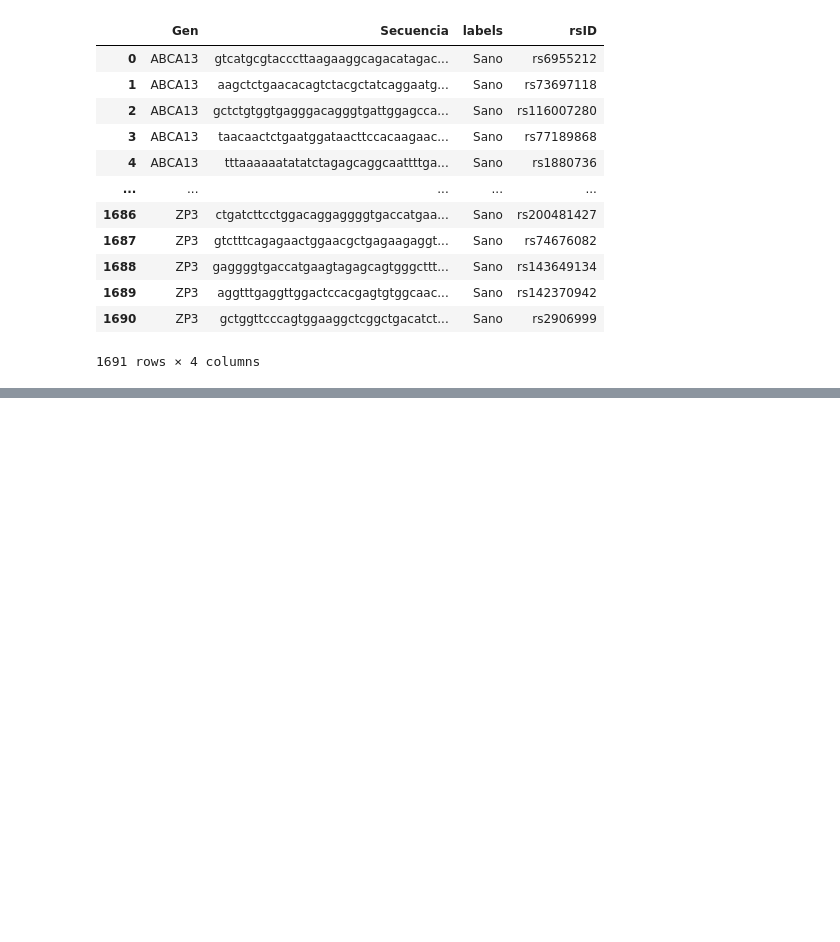
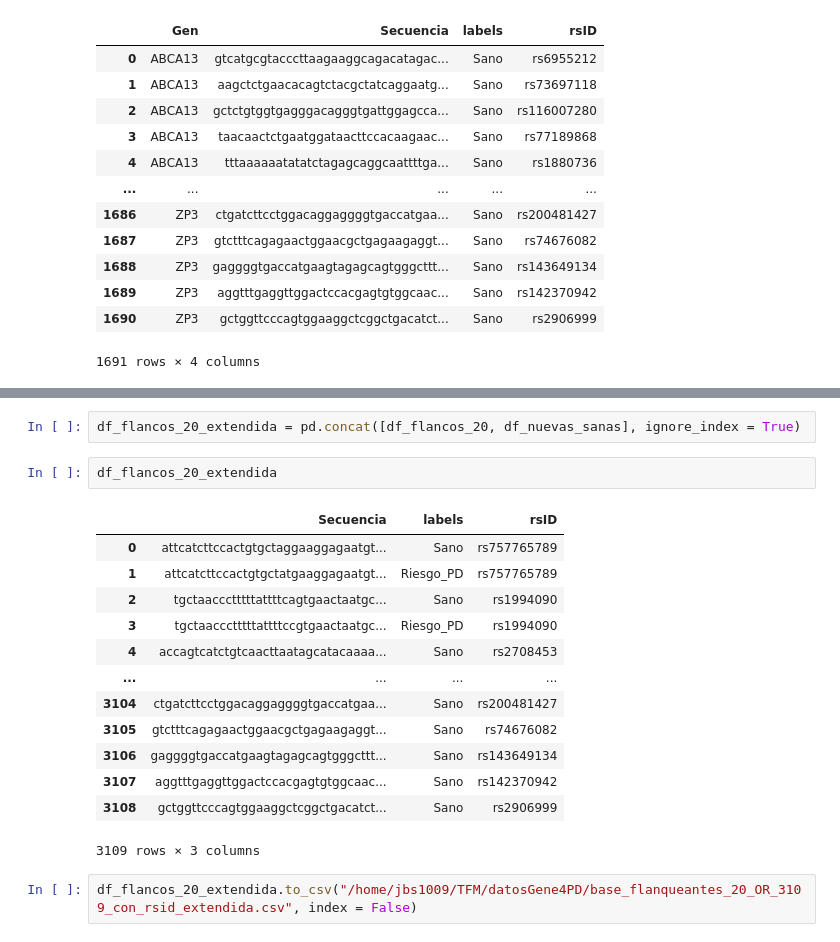
Before and after one commit to jbs1009/TFM_Jorge_Bermejo_Sacristan, a Jupyter notebook: Secuencias_ClinVar.ipynb, the cells around one changed output, grey strips where cells are left out. Drawn from its saved outputs; the diff is of its cells as text; blank space fills up the shorter version.

```diff
--- a/Secuencias_ClinVar.ipynb
+++ b/Secuencias_ClinVar.ipynb
@@ -164,0 +203,20 @@ df_nuevas_sanas
+# %%
+df_flancos_20_extendida = pd.concat([df_flancos_20, df_nuevas_sanas], ignore_index = True)
+# %%
+df_flancos_20_extendida
+# %% [output]
+|  | Secuencia | labels | rsID |
+| 0 | attcatcttccactgtgctaggaaggagaatgt... | Sano | rs757765789 |
+| 1 | attcatcttccactgtgctatgaaggagaatgt... | Riesgo_PD | rs757765789 |
+| 2 | tgctaaccctttttattttcagtgaactaatgc... | Sano | rs1994090 |
+| 3 | tgctaaccctttttattttccgtgaactaatgc... | Riesgo_PD | rs1994090 |
+| 4 | accagtcatctgtcaacttaatagcatacaaaa... | Sano | rs2708453 |
+| ... | ... | ... | ... |
+| 3104 | ctgatcttcctggacaggaggggtgaccatgaa... | Sano | rs200481427 |
+| 3105 | gtctttcagagaactggaacgctgagaagaggt... | Sano | rs74676082 |
+| 3106 | gaggggtgaccatgaagtagagcagtgggcttt... | Sano | rs143649134 |
+| 3107 | aggtttgaggttggactccacgagtgtggcaac... | Sano | rs142370942 |
+| 3108 | gctggttcccagtggaaggctcggctgacatct... | Sano | rs2906999 |
+3109 rows × 3 columns
+# %%
+df_flancos_20_extendida.to_csv("/home/jbs1009/TFM/datosGene4PD/base_flanqueantes_20_OR_3109_con_rsid_extendida.csv", index = False)
```
Also changed, not shown: parts of 5 cells of this notebook.
